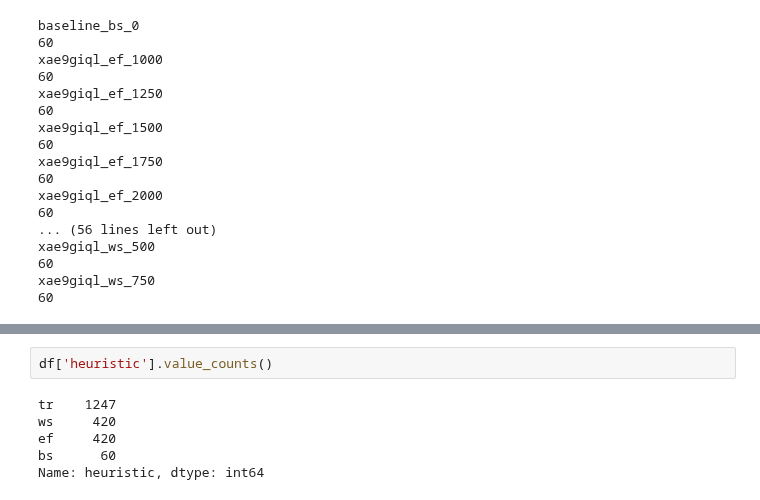
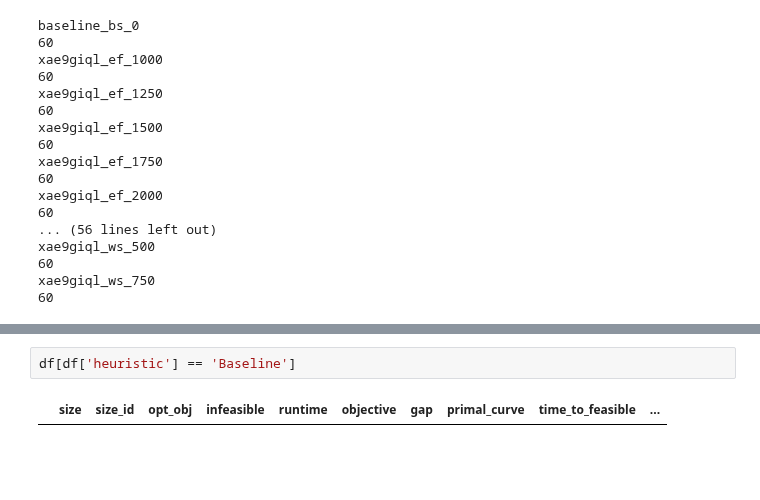
Before and after one commit to gos-ufsc/sat-gnn, a Jupyter notebook: notebooks/6.0-bmp-paper.plots.ipynb, the cells around one changed output, grey strips where cells are left out. Saved outputs shown, nothing was run; the diff lists cells and outputs as text; blank space fills up the shorter version.

```diff
--- a/notebooks/6.0-bmp-paper.plots.ipynb
+++ b/notebooks/6.0-bmp-paper.plots.ipynb
@@ -597,11 +597,7 @@ df
 # %%
-df['heuristic'].value_counts()
+df[df['heuristic'] == 'Baseline']
 # %% [output]
-tr    1247
-ws     420
-ef     420
-bs      60
-Name: heuristic, dtype: int64
+|  | size | size_id | opt_obj | infeasible | runtime | objective | gap | primal_curve | time_to_feasible | ... |
 # %%
 fig, axs = plt.subplots(1,2)
 fig.set_size_inches(7, 2.625)
```
Also changed, not shown: parts of 2 cells of this notebook.
